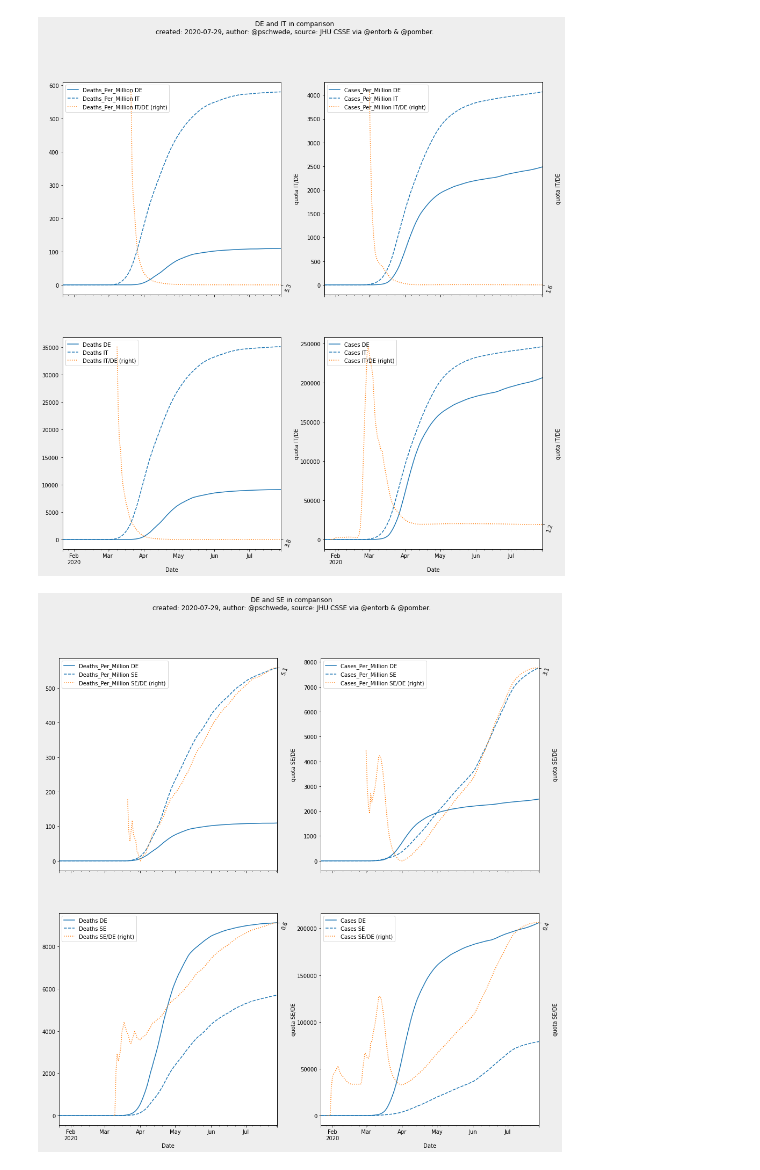
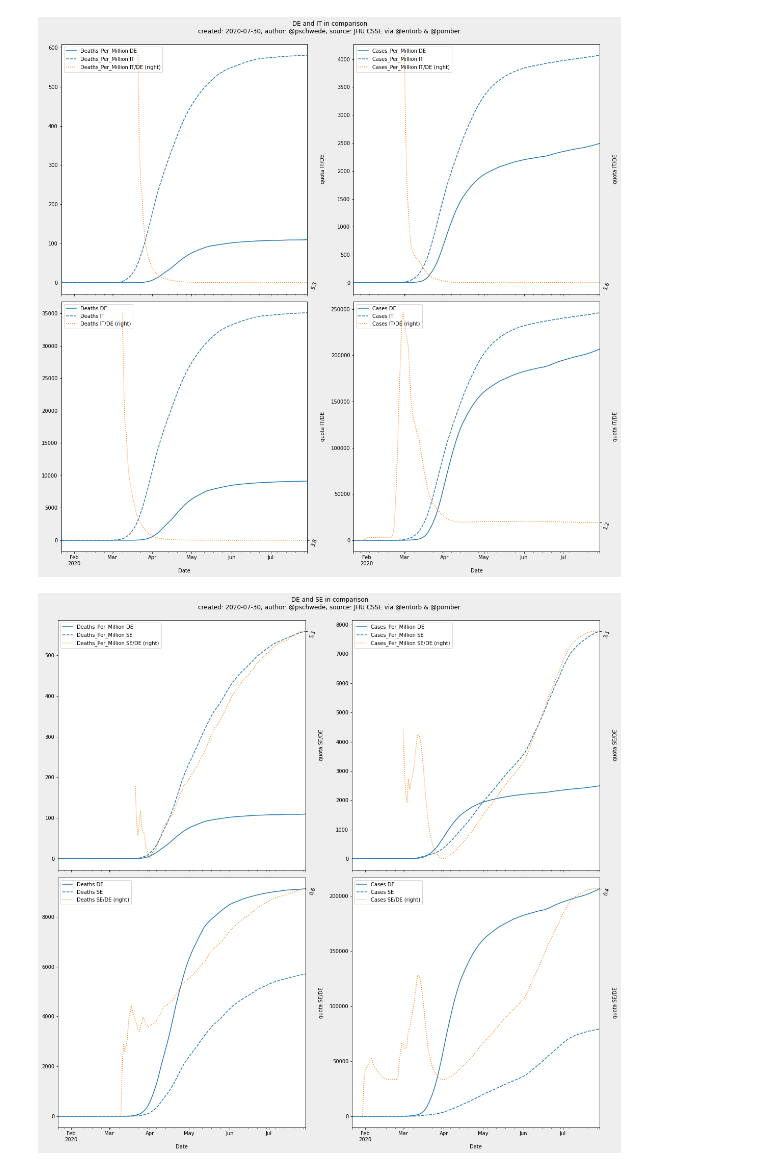
Before and after one commit to pschwede/covid19plots, a Jupyter notebook: countries_in_comparison.ipynb, the cells around one changed output. Cells and saved outputs as stored; diff of their text form; code cells hidden in the pictures.

```diff
--- a/countries_in_comparison.ipynb
+++ b/countries_in_comparison.ipynb
@@ -7,37 +7,37 @@ import datetime
 from scrape import entorb
 
 fst = 'DE'
-for snd in ['IT', 'SE', 'US', 'CN', 'RU']:
+for snd in ['IT', 'SE', 'US', 'CN', 'RU', 'AT', 'CH']:
     de = entorb.to_dataframe(nation=fst).rolling('7D').mean()
     se = entorb.to_dataframe(nation=snd).rolling('7D').mean()
     df = se / de
 
     fig, axes = plt.subplots(ncols=2, nrows=2)
     for ax, to_compare in zip(axes.flat, ['Deaths_Per_Million',
                                           'Cases_Per_Million',
                                           'Deaths',
                                           'Cases']):
         de[to_compare].plot(ax=ax, label="%s %s" % (to_compare, fst))
         se[to_compare].plot(ax=ax, label="%s %s" % (to_compare, snd),
                             linestyle='--', color=ax.lines[-1].get_color())
         ax2 = df[to_compare].plot(ax=ax,
                                   label="%s %s/DE (right)" % (to_compare, snd),
                                   secondary_y=True,
                                   linestyle=':' )
         yticks=[df[to_compare].replace(np.inf, np.nan).tail(1).values[0]]
         ax2.set_yticks(yticks)
         ax2.set_yticklabels(["%.1f" % y for y in yticks], rotation=70)
         ax2.set_ylabel("quota %s/DE" % snd)
         ax.legend(handles=ax.lines + ax2.lines, loc='upper left')
     fig.set_size_inches(16,16)
     now = datetime.datetime.now()
     fig.suptitle(("%s and %s in comparison\n"
                   "created: %04d-%02d-%02d, "
                   "author: @pschwede, "
                   "source: JHU CSSE via @entorb & @pomber.") % (fst, snd, now.year, now.month, now.day))
     fig.set_facecolor('#EEE')
-    #fig.tight_layout(rect=(0, 0.03, 1, 0.95))
+    fig.tight_layout(rect=(0, 0.03, 1, 0.95))
     plt.show()
 # %% [output]
-[figure, old version]
+[figure, new version]
-[figure, old version]
+[figure, new version]
```
Also changed, not shown: parts of 1 cell of this notebook, 3 other files.
